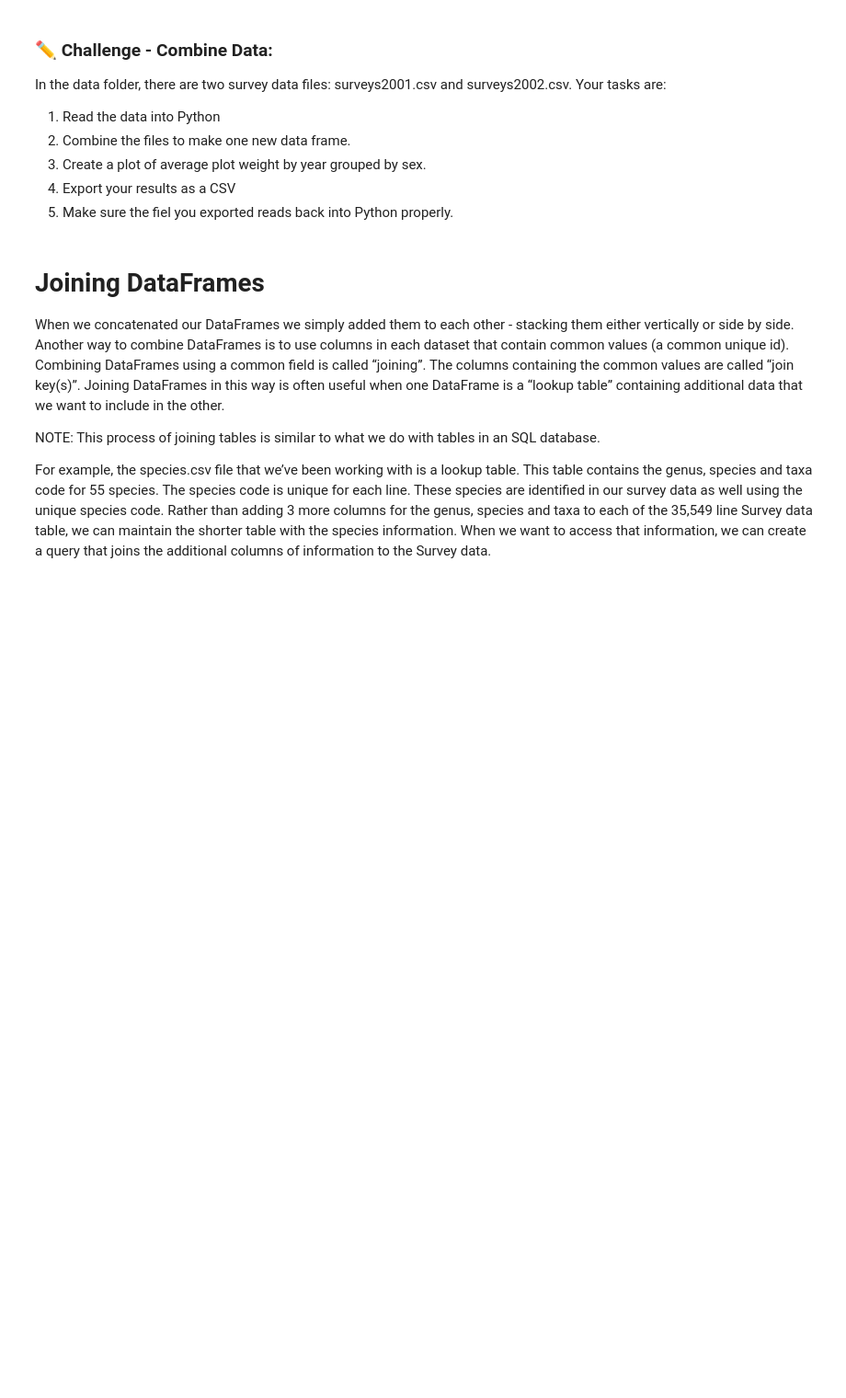
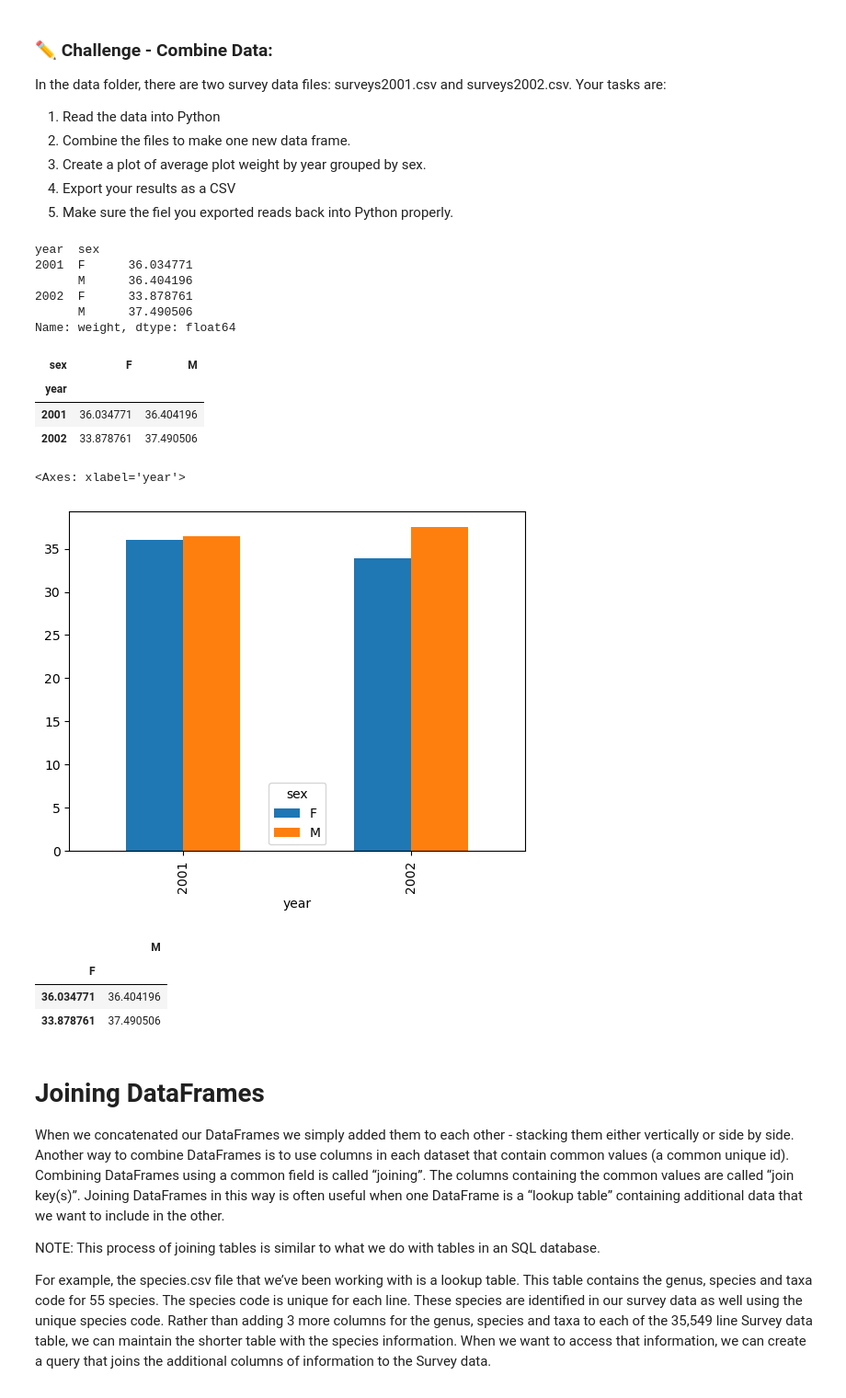
Before and after one commit to CurtinIDS/CIC_Carpentries_Python, a Jupyter notebook: notebooks/Intro_to_Python_Day1_Pt5.ipynb, the cells around one changed output. Shown at 92% size. Drawn from its saved outputs; the diff is of its cells as text; code cells hidden in the pictures; blank space fills up the shorter version.

```diff
--- a/notebooks/Intro_to_Python_Day1_Pt5.ipynb
+++ b/notebooks/Intro_to_Python_Day1_Pt5.ipynb
@@ -100,3 +190,36 @@ In the data folder, there are two survey data files: surveys2001.csv and surveys
 3. Create a plot of average plot weight by year grouped by sex.
 4. Export your results as a CSV
 5. Make sure the fiel you exported reads back into Python properly.
+# %%
+# Read the files
+survey2001 = pd.read_csv('../data/surveys2001.csv', keep_default_na=False, na_values=[""])
+survey2002 = pd.read_csv('../data/surveys2002.csv', keep_default_na=False, na_values=[""])
+# %%
+# Concatenate the files
+survey_all = pd.concat([survey2001, survey2002], axis=0)
+# %%
+# Get the weight for each year, grouped by sex
+weight_year = survey_all.groupby(['year', 'sex'])['weight'].mean()
+weight_year
+# %% [output]
+year  sex
+2001  F      36.034771
+      M      36.404196
+2002  F      33.878761
+      M      37.490506
+Name: weight, dtype: float64
+# %%
+# Unstack
+weight_year = weight_year.unstack()
+weight_year
+# %% [output]
+| sex | F | M |
+| year |  |  |
+| 2001 | 36.034771 | 36.404196 |
+| 2002 | 33.878761 | 37.490506 |
+# %%
+# Plotting the data
+weight_year.plot(kind='bar')
+# %% [output]
+<Axes: xlabel='year'>
+[figure, added]
@@ -103,3 +229,11 @@ In the data folder, there are two survey data files: surveys2001.csv and surveys
+# %%
+# Reading it back in
+pd.read_csv("../data/weight_year.csv", index_col=0)
+# %% [output]
+|  | M |
+| F |  |
+| 36.034771 | 36.404196 |
+| 33.878761 | 37.490506 |
 # %% [markdown]
 # Joining DataFrames
 
```
Also changed, not shown: parts of 31 cells of this notebook, 2 other files.
